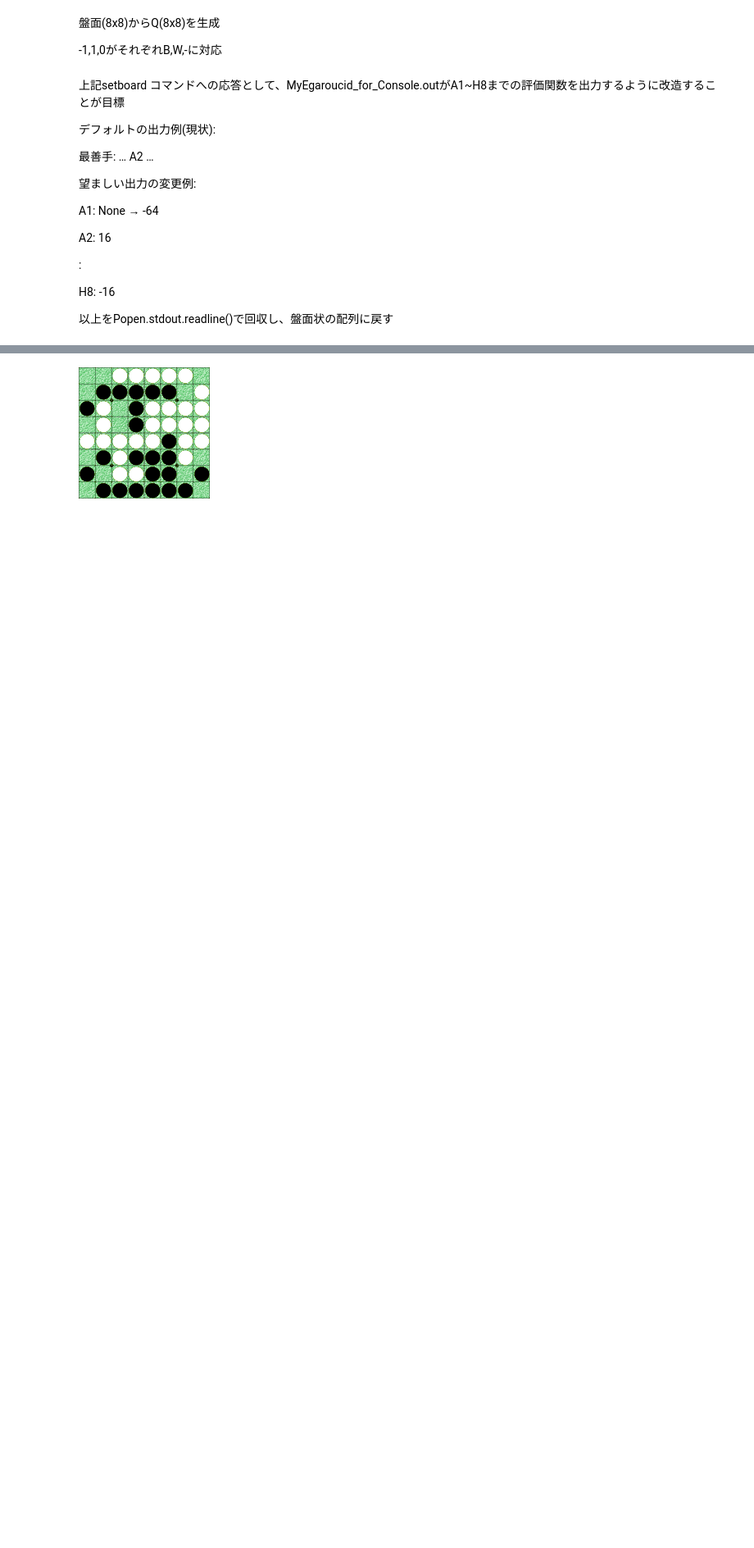
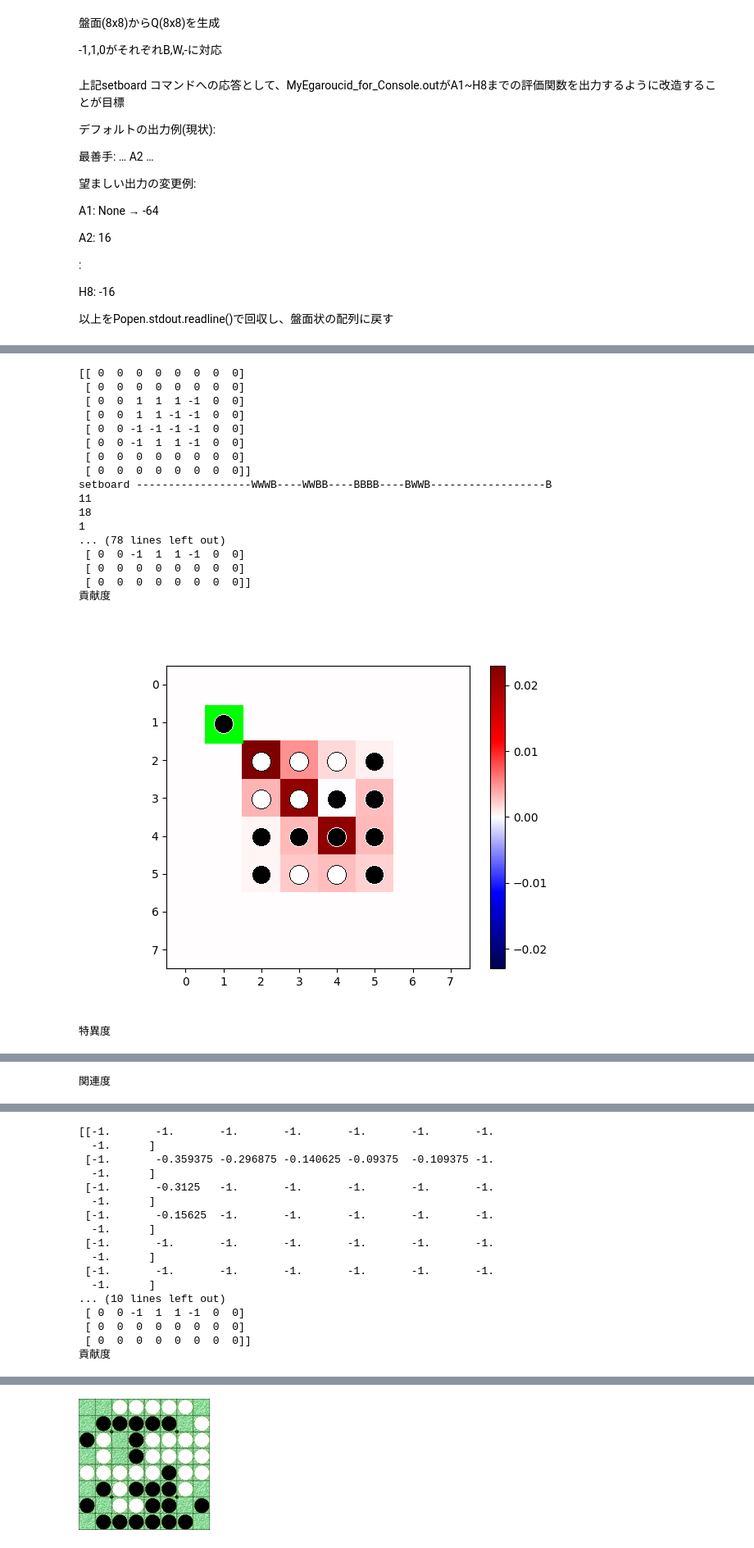
Before and after one commit to KKitamuraCCE/MyEgaroucid, a Jupyter notebook: MyEgaroucid.ipynb, the cells around one changed output, grey strips where cells are left out. Shown at 82% size. Drawn from its saved outputs; the diff is of its cells as text; code cells hidden in the pictures; blank space fills up the shorter version.

```diff
--- a/MyEgaroucid.ipynb
+++ b/MyEgaroucid.ipynb
@@ -1467,19 +1679,40 @@ setboard ------------------WWWB----WWBB----BBBB----BWWB------------------B
 # %%
+#手番黒なら-1
 
 turn = -1
 
 
 
 
 board_0 = numpy.array([[0,0,0,0,0,0,0,0],
                     [0,0,0,0,0,0,0,0],
                     [0,0,1,1,1,-1,0,0],
                     [0,0,1,1,-1,-1,0,0],
                     [0,0,-1,-1,-1,-1,0,0],
                     [0,0,-1,1,1,-1,0,0],
                     [0,0,0,0,0,0,0,0],
                     [0,0,0,0,0,0,0,0]])#full((8,8),-1)
 
 
 
-SARFA(board_0,turn = -1)
+normalizedSARFA(board_0,-1,64)
+# %% [output]
+[[ 0  0  0  0  0  0  0  0]
+ [ 0  0  0  0  0  0  0  0]
+ [ 0  0  1  1  1 -1  0  0]
+ [ 0  0  1  1 -1 -1  0  0]
+ [ 0  0 -1 -1 -1 -1  0  0]
+ [ 0  0 -1  1  1 -1  0  0]
+ [ 0  0  0  0  0  0  0  0]
+ [ 0  0  0  0  0  0  0  0]]
+setboard ------------------WWWB----WWBB----BBBB----BWWB------------------B
+11
+18
+1
+... (78 lines left out)
+ [ 0  0 -1  1  1 -1  0  0]
+ [ 0  0  0  0  0  0  0  0]
+ [ 0  0  0  0  0  0  0  0]]
+貢献度
+[figure, added]
+特異度
@@ -1485,0 +1720 @@ SARFA(board_0,turn = -1)
+関連度
@@ -1485,0 +1722,17 @@ SARFA(board_0,turn = -1)
+[[-1.       -1.       -1.       -1.       -1.       -1.       -1.
+  -1.      ]
+ [-1.       -0.359375 -0.296875 -0.140625 -0.09375  -0.109375 -1.
+  -1.      ]
+ [-1.       -0.3125   -1.       -1.       -1.       -1.       -1.
+  -1.      ]
+ [-1.       -0.15625  -1.       -1.       -1.       -1.       -1.
+  -1.      ]
+ [-1.       -1.       -1.       -1.       -1.       -1.       -1.
+  -1.      ]
+ [-1.       -1.       -1.       -1.       -1.       -1.       -1.
+  -1.      ]
+... (10 lines left out)
+ [ 0  0 -1  1  1 -1  0  0]
+ [ 0  0  0  0  0  0  0  0]
+ [ 0  0  0  0  0  0  0  0]]
+貢献度
```
Also changed, not shown: parts of 12 cells of this notebook.
